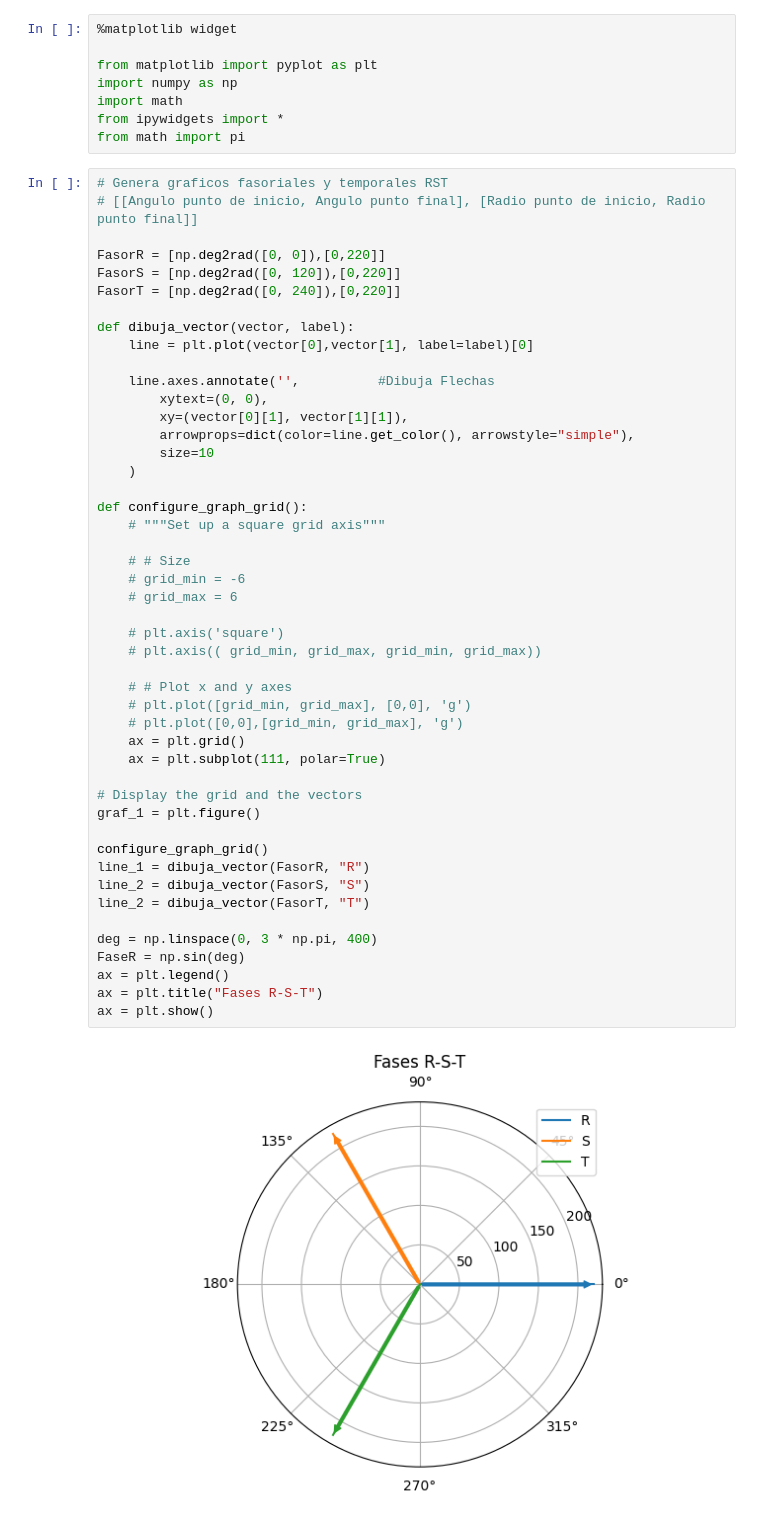
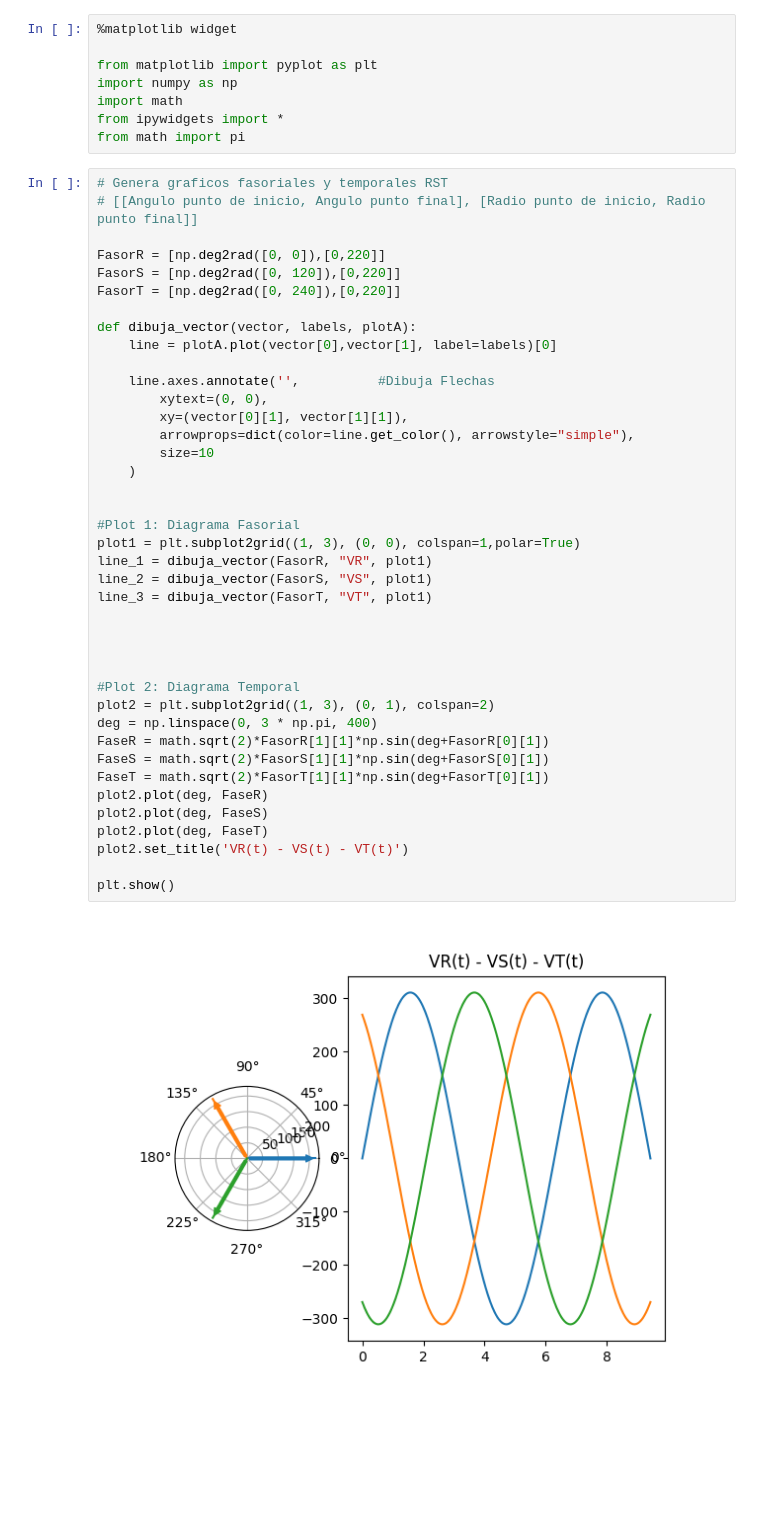
Before and after one commit to siberiano86/edpUTN, a Jupyter notebook: GraficosTrifasica.ipynb, the cells around one changed output. Cells and saved outputs as stored; diff of their text form; blank space fills up the shorter version.

```diff
--- a/GraficosTrifasica.ipynb
+++ b/GraficosTrifasica.ipynb
@@ -15,49 +15,42 @@ from math import pi
 # %%
 # Genera graficos fasoriales y temporales RST
 # [[Angulo punto de inicio, Angulo punto final], [Radio punto de inicio, Radio punto final]]
 
 FasorR = [np.deg2rad([0, 0]),[0,220]]
 FasorS = [np.deg2rad([0, 120]),[0,220]]
 FasorT = [np.deg2rad([0, 240]),[0,220]]
 
-def dibuja_vector(vector, label):
-    line = plt.plot(vector[0],vector[1], label=label)[0]
+def dibuja_vector(vector, labels, plotA):
+    line = plotA.plot(vector[0],vector[1], label=labels)[0]
 
     line.axes.annotate('',          #Dibuja Flechas
         xytext=(0, 0),
         xy=(vector[0][1], vector[1][1]),
         arrowprops=dict(color=line.get_color(), arrowstyle="simple"),
         size=10
     )
 
-def configure_graph_grid():
-    # """Set up a square grid axis"""
 
-    # # Size
-    # grid_min = -6
-    # grid_max = 6
+#Plot 1: Diagrama Fasorial
+plot1 = plt.subplot2grid((1, 3), (0, 0), colspan=1,polar=True)
+line_1 = dibuja_vector(FasorR, "VR", plot1)
+line_2 = dibuja_vector(FasorS, "VS", plot1)
+line_3 = dibuja_vector(FasorT, "VT", plot1)
 
-    # plt.axis('square')
-    # plt.axis(( grid_min, grid_max, grid_min, grid_max))
 
-    # # Plot x and y axes
-    # plt.plot([grid_min, grid_max], [0,0], 'g')
-    # plt.plot([0,0],[grid_min, grid_max], 'g')
-    ax = plt.grid()
-    ax = plt.subplot(111, polar=True)
 
-# Display the grid and the vectors
-graf_1 = plt.figure()
 
-configure_graph_grid()
-line_1 = dibuja_vector(FasorR, "R")
-line_2 = dibuja_vector(FasorS, "S")
-line_2 = dibuja_vector(FasorT, "T")
+#Plot 2: Diagrama Temporal
+plot2 = plt.subplot2grid((1, 3), (0, 1), colspan=2)
+deg = np.linspace(0, 3 * np.pi, 400)
+FaseR = math.sqrt(2)*FasorR[1][1]*np.sin(deg+FasorR[0][1])
+FaseS = math.sqrt(2)*FasorS[1][1]*np.sin(deg+FasorS[0][1])
+FaseT = math.sqrt(2)*FasorT[1][1]*np.sin(deg+FasorT[0][1])
+plot2.plot(deg, FaseR)
+plot2.plot(deg, FaseS)
+plot2.plot(deg, FaseT)
+plot2.set_title('VR(t) - VS(t) - VT(t)')
 
-deg = np.linspace(0, 3 * np.pi, 400)
-FaseR = np.sin(deg)
-ax = plt.legend()
-ax = plt.title("Fases R-S-T")
-ax = plt.show()
+plt.show()
 # %% [output]
-[figure, old version]
+[figure, new version]
```
Also changed, not shown: parts of 2 cells of this notebook.
